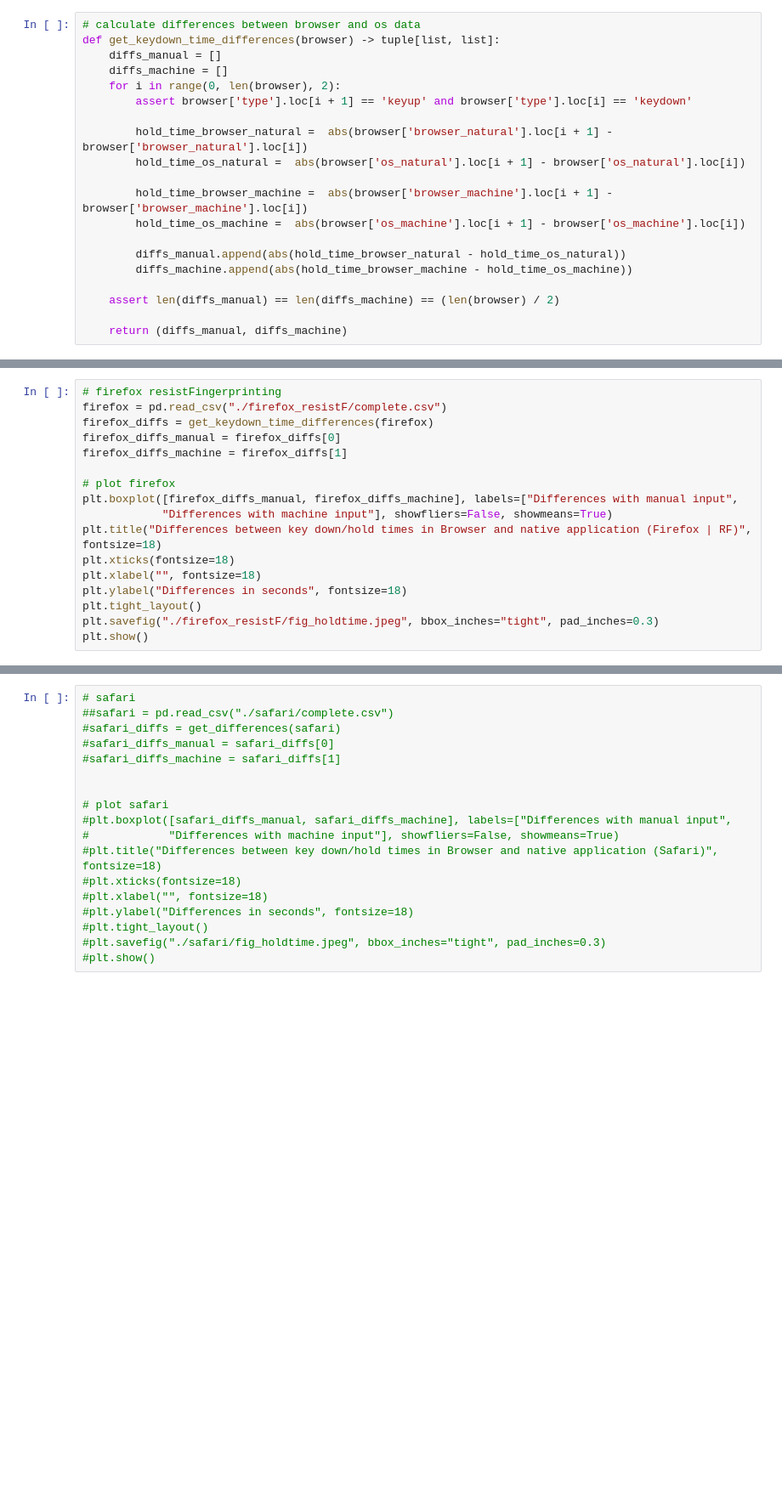
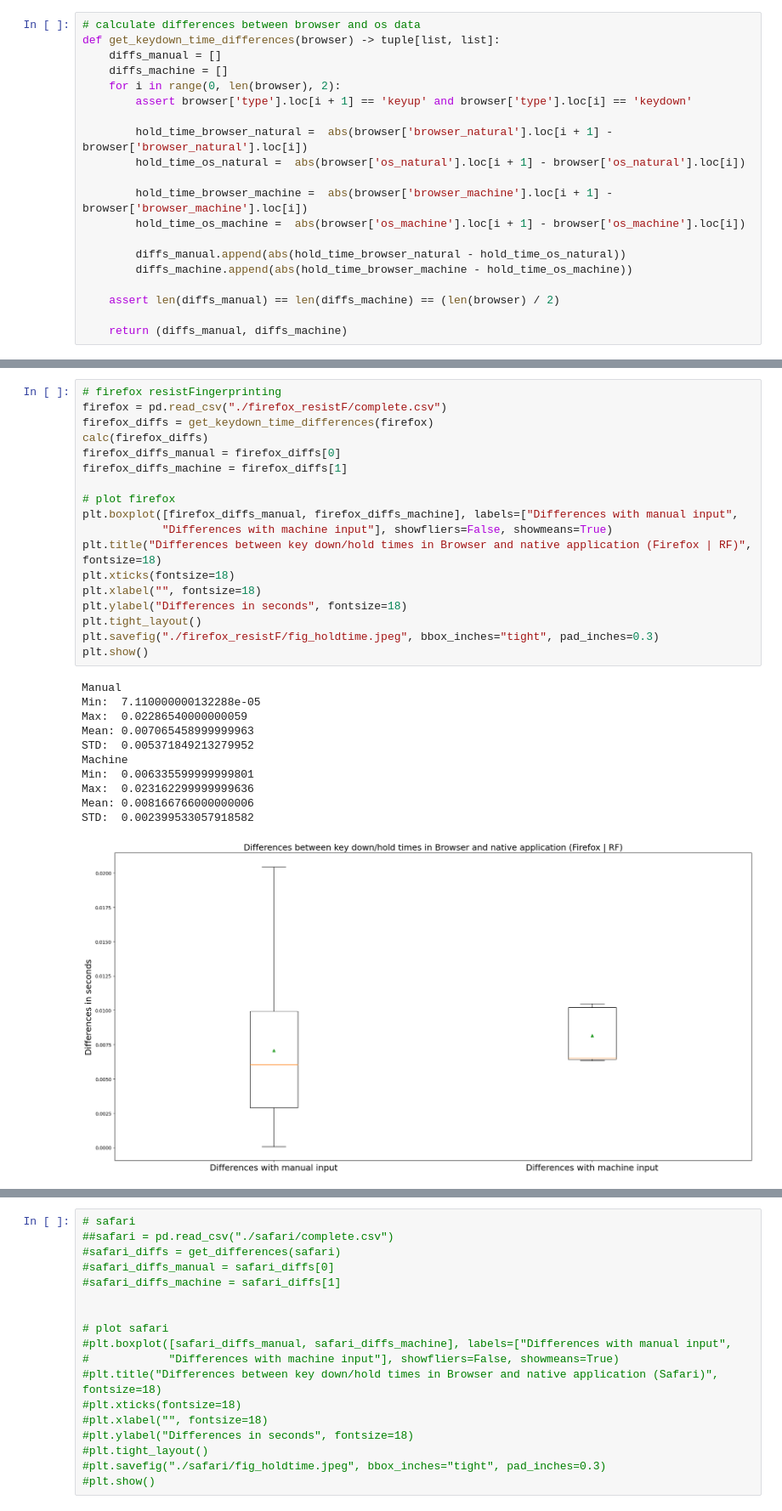
Before and after one commit to wutterfly/browser-timer-results, a Jupyter notebook: browser_extended/analysis_holdtime.ipynb, the cells around one changed output, grey strips where cells are left out. Shown at 85% size. Drawn from its saved outputs; the diff is of its cells as text; blank space fills up the shorter version.

```diff
--- a/browser_extended/analysis_holdtime.ipynb
+++ b/browser_extended/analysis_holdtime.ipynb
@@ -45,20 +74,33 @@ plt.show()
 # %%
 # firefox resistFingerprinting
 firefox = pd.read_csv("./firefox_resistF/complete.csv")
 firefox_diffs = get_keydown_time_differences(firefox)
+calc(firefox_diffs)
 firefox_diffs_manual = firefox_diffs[0]
 firefox_diffs_machine = firefox_diffs[1]
 
 # plot firefox
 plt.boxplot([firefox_diffs_manual, firefox_diffs_machine], labels=["Differences with manual input",
             "Differences with machine input"], showfliers=False, showmeans=True)
 plt.title("Differences between key down/hold times in Browser and native application (Firefox | RF)", fontsize=18)
 plt.xticks(fontsize=18)
 plt.xlabel("", fontsize=18)
 plt.ylabel("Differences in seconds", fontsize=18)
 plt.tight_layout()
 plt.savefig("./firefox_resistF/fig_holdtime.jpeg", bbox_inches="tight", pad_inches=0.3)
 plt.show()
+# %% [output]
+Manual
+Min:  7.110000000132288e-05
+Max:  0.02286540000000059
+Mean: 0.007065458999999963
+STD:  0.005371849213279952
+Machine
+Min:  0.006335599999999801
+Max:  0.023162299999999636
+Mean: 0.008166766000000006
+STD:  0.002399533057918582
+[figure, added]
 # %%
 # edge
 edge = pd.read_csv("./edge/complete.csv")
```
Also changed, not shown: parts of 7 cells of this notebook, 17 other files.
